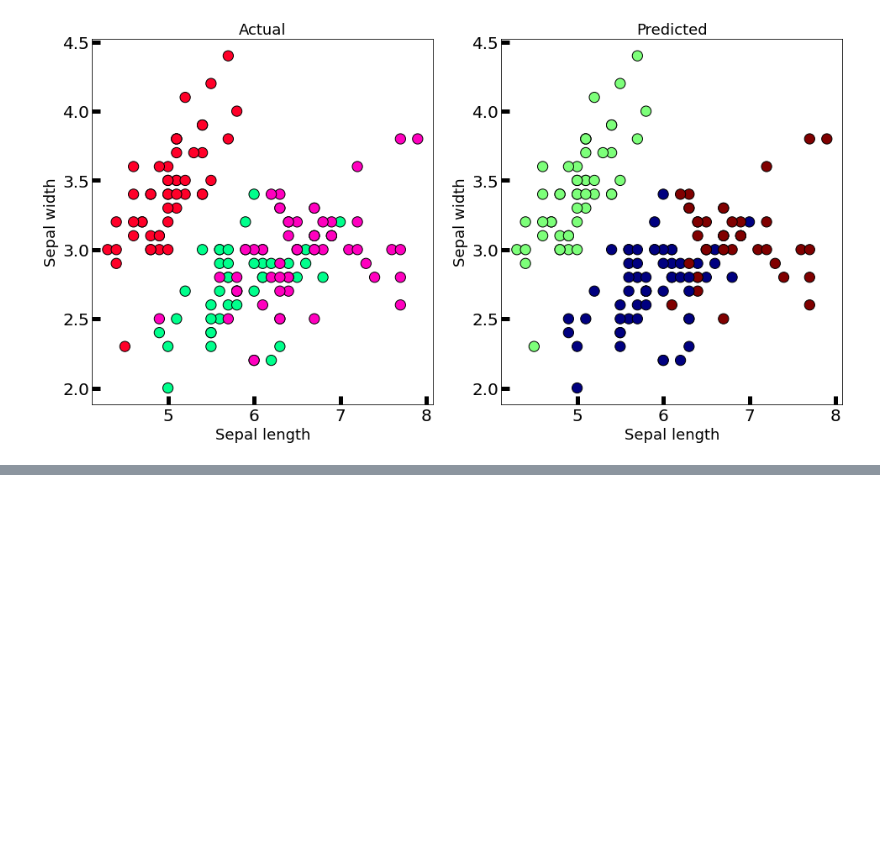
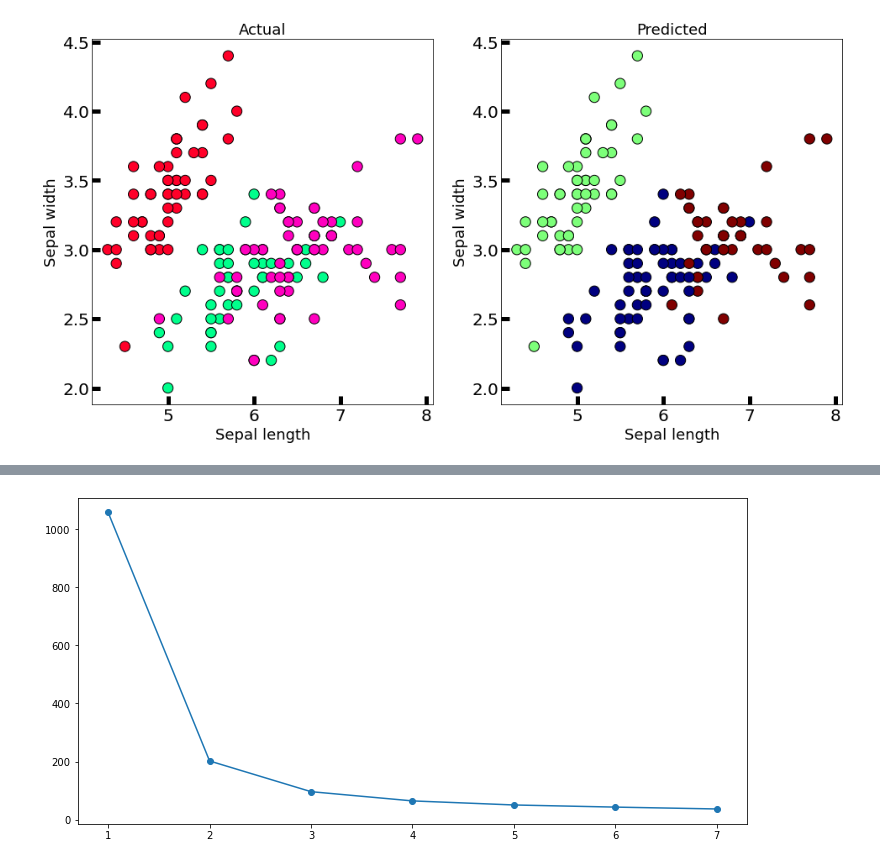
Before and after one commit to geetharamson/MLASTASK2020, a Jupyter notebook: TASK.ipynb, the cells around one changed output, grey strips where cells are left out. Cells and saved outputs as stored; diff of their text form; code cells hidden in the pictures; blank space fills up the shorter version.

```diff
--- a/TASK.ipynb
+++ b/TASK.ipynb
@@ -1297,0 +1406,11 @@ https://www.youtube.com/watch?v=dbkS0I6nDlI
+# %%
+import numpy as np
+x1 = np.array(iris.Sepal_Length)
+x2 = np.array(iris.Sepal_Width)
+x3 = np.array(iris.Petal_Length)
+x4 = np.array(iris.Petal_Length)
+# %%
+X = np.vstack([x1,x2,x3,x4]).T
+X
+X.size # 600
+X.shape # (150,4)
@@ -1297,0 +1419,7 @@ https://www.youtube.com/watch?v=dbkS0I6nDlI
+# %%
+# Perform kmeans fitting.
+kmeans = skcl.KMeans(n_clusters=5, random_state=0).fit(X)
+kmeans = skcl.KMeans(n_clusters=6, random_state=0).fit(X)
+# default is 8 clusters
+kmeans = skcl.KMeans(random_state=0).fit(X)
+kmeans.inertia_
@@ -1297,0 +1447,18 @@ https://www.youtube.com/watch?v=dbkS0I6nDlI
+# %%
+# fitting multiple k-means algorithms and storing the values in an empty list
+Inertia = []
+for cluster in range(1,8):
+    kmeans = skcl.KMeans(n_clusters = cluster, init='k-means++')
+    kmeans.fit(X)
+    Inertia.append(kmeans.inertia_)
+
+# converting the results into a dataframe and plotting them
+frame = pd.DataFrame({'Cluster':range(1,8), 'Inertia':Inertia})
+plt.figure(figsize=(12,6))
+plt.plot(frame['Cluster'], frame['Inertia'], marker='o')
+
+plt.xlabel= ('Number of clusters')
+plt.ylabel=('Inertia')
+plt.show()
+# %% [output]
+[figure, added]
```
Also changed, not shown: parts of 47 cells of this notebook.
